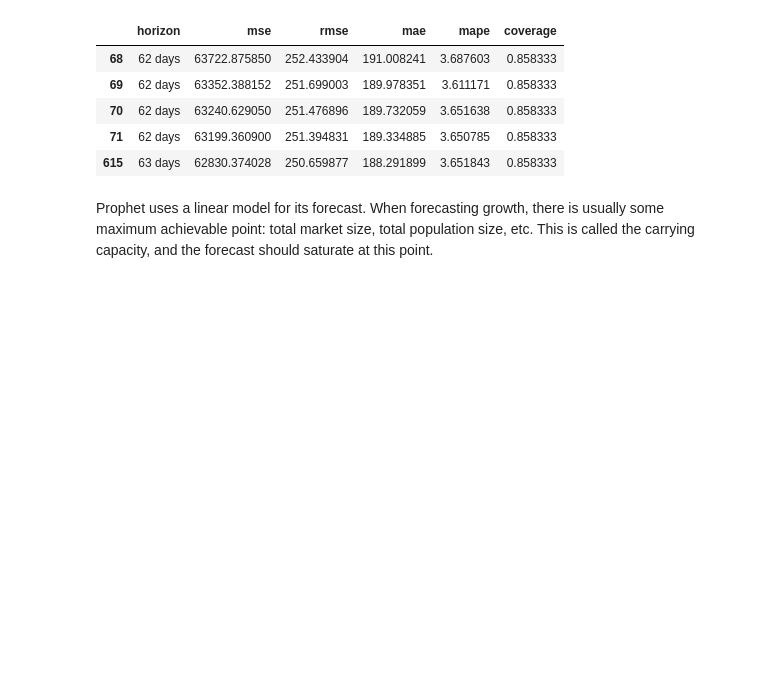
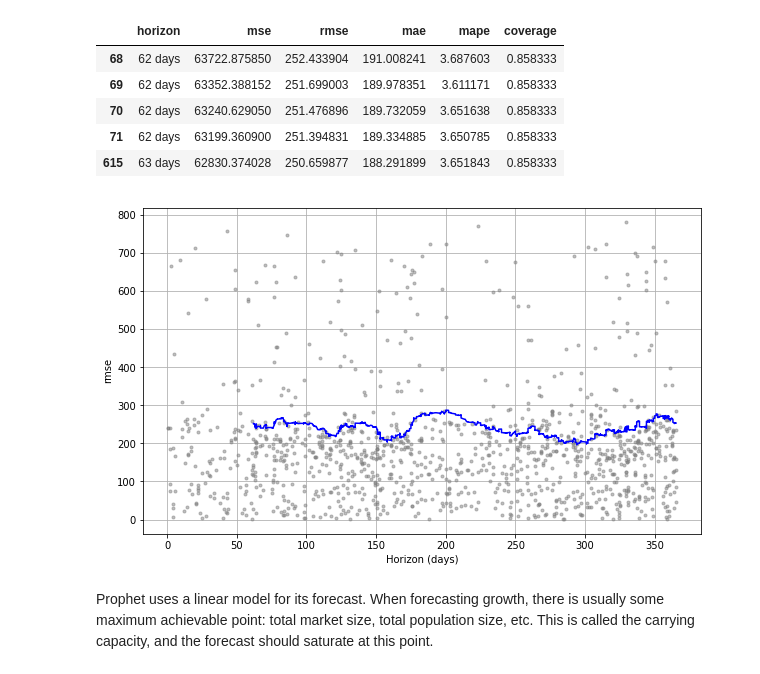
Before and after one commit to hemanthboinpally/forecast-sales-prophet, a Jupyter notebook: TimeSeriesModel.ipynb, the cells around one changed output. Drawn from its saved outputs; the diff is of its cells as text; code cells hidden in the pictures; blank space fills up the shorter version.

Commit message:
Get Plot for RMSE

```diff
--- a/TimeSeriesModel.ipynb
+++ b/TimeSeriesModel.ipynb
@@ -178,3 +180,7 @@ df_p.head()
+# %%
+fig = plot_cross_validation_metric(df_cv,metric='rmse')
+# %% [output]
+[figure, added]
 # %% [markdown]
 Prophet uses a linear model for its forecast. When forecasting growth, there is usually some maximum achievable point: total market size, total population size, etc. This is called the carrying capacity, and the forecast should saturate at this point.
 # %% [markdown]
```
Also changed, not shown: parts of 1 cell of this notebook.
